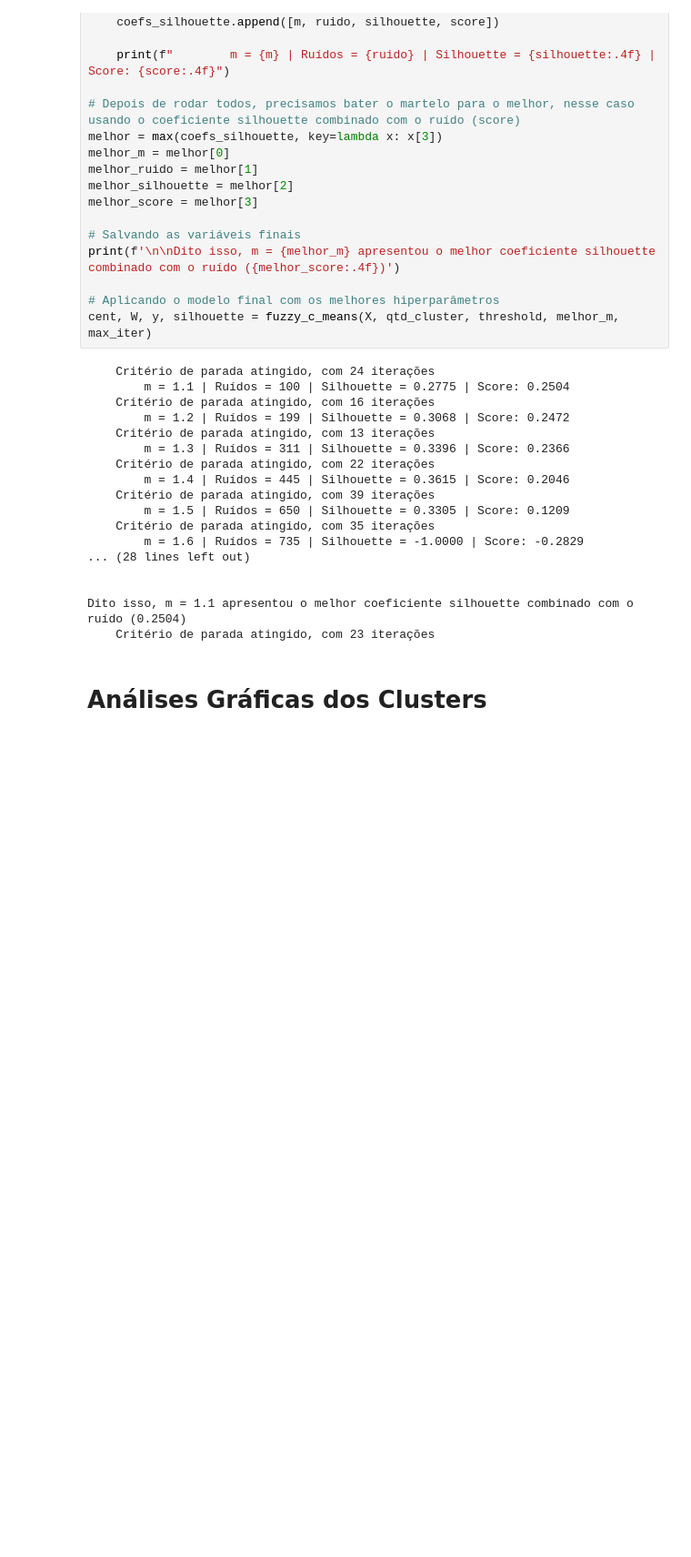
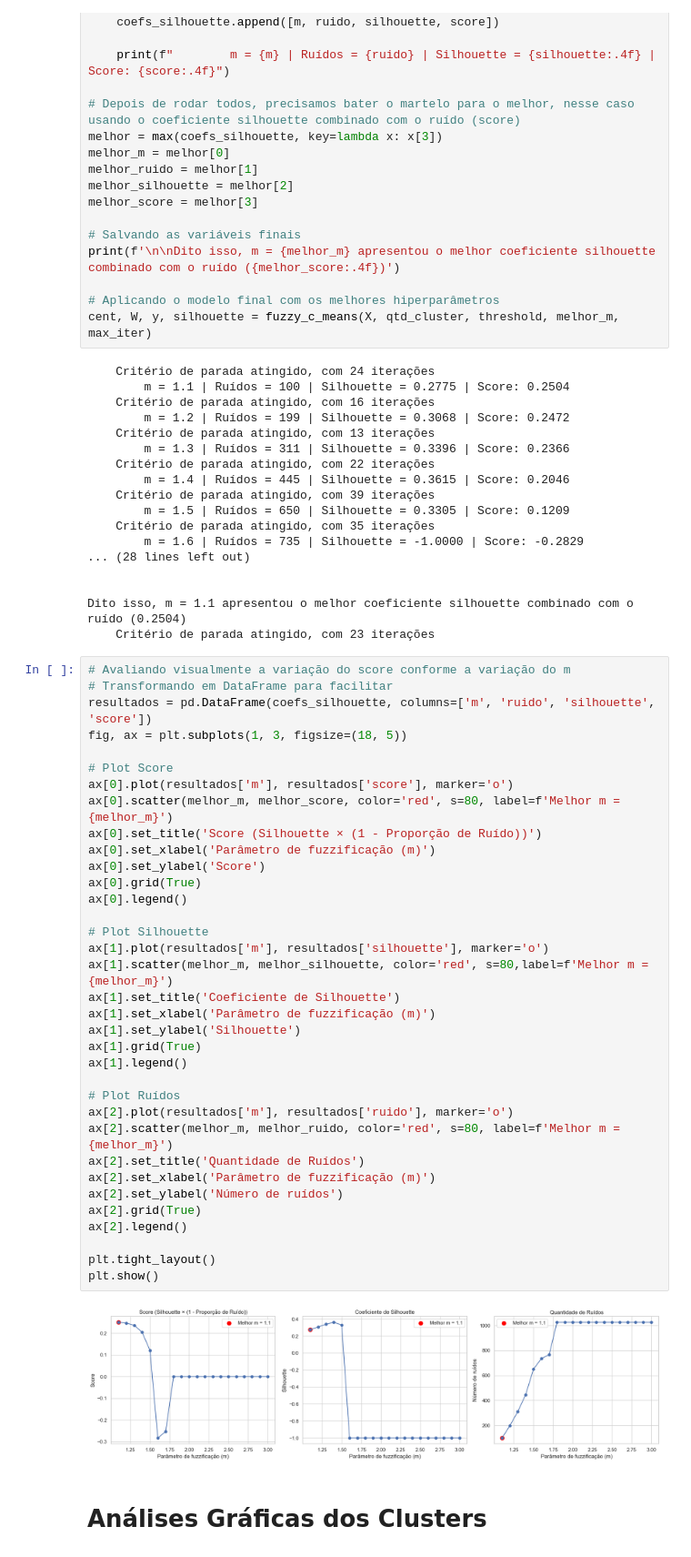
Before and after one commit to EdsonEdu2031/pi-2026, a Jupyter notebook: main.ipynb, the cells around one changed output. Shown at 91% size. Drawn from its saved outputs; the diff is of its cells as text; blank space fills up the shorter version.

Commit message:
Att Grafico Score + 3D + README

```diff
--- a/main.ipynb
+++ b/main.ipynb
@@ -281,6 +278,43 @@ cent, W, y, silhouette = fuzzy_c_means(X, qtd_cluster, threshold, melhor_m, max_
 
 Dito isso, m = 1.1 apresentou o melhor coeficiente silhouette combinado com o ruído (0.2504)
     Critério de parada atingido, com 23 iterações
+# %%
+# Avaliando visualmente a variação do score conforme a variação do m
+# Transformando em DataFrame para facilitar
+resultados = pd.DataFrame(coefs_silhouette, columns=['m', 'ruido', 'silhouette', 'score'])
+fig, ax = plt.subplots(1, 3, figsize=(18, 5))
+
+# Plot Score
+ax[0].plot(resultados['m'], resultados['score'], marker='o')
+ax[0].scatter(melhor_m, melhor_score, color='red', s=80, label=f'Melhor m = {melhor_m}')
+ax[0].set_title('Score (Silhouette × (1 - Proporção de Ruído))')
+ax[0].set_xlabel('Parâmetro de fuzzificação (m)')
+ax[0].set_ylabel('Score')
+ax[0].grid(True)
+ax[0].legend()
+
+# Plot Silhouette
+ax[1].plot(resultados['m'], resultados['silhouette'], marker='o')
+ax[1].scatter(melhor_m, melhor_silhouette, color='red', s=80,label=f'Melhor m = {melhor_m}')
+ax[1].set_title('Coeficiente de Silhouette')
+ax[1].set_xlabel('Parâmetro de fuzzificação (m)')
+ax[1].set_ylabel('Silhouette')
+ax[1].grid(True)
+ax[1].legend()
+
+# Plot Ruídos
+ax[2].plot(resultados['m'], resultados['ruido'], marker='o')
+ax[2].scatter(melhor_m, melhor_ruido, color='red', s=80, label=f'Melhor m = {melhor_m}')
+ax[2].set_title('Quantidade de Ruídos')
+ax[2].set_xlabel('Parâmetro de fuzzificação (m)')
+ax[2].set_ylabel('Número de ruídos')
+ax[2].grid(True)
+ax[2].legend()
+
+plt.tight_layout()
+plt.show()
+# %% [output]
+[figure, added]
 # %% [markdown]
 # Análises Gráficas dos Clusters
 # %%
```
Also changed, not shown: parts of 7 cells of this notebook, 3 other files.
